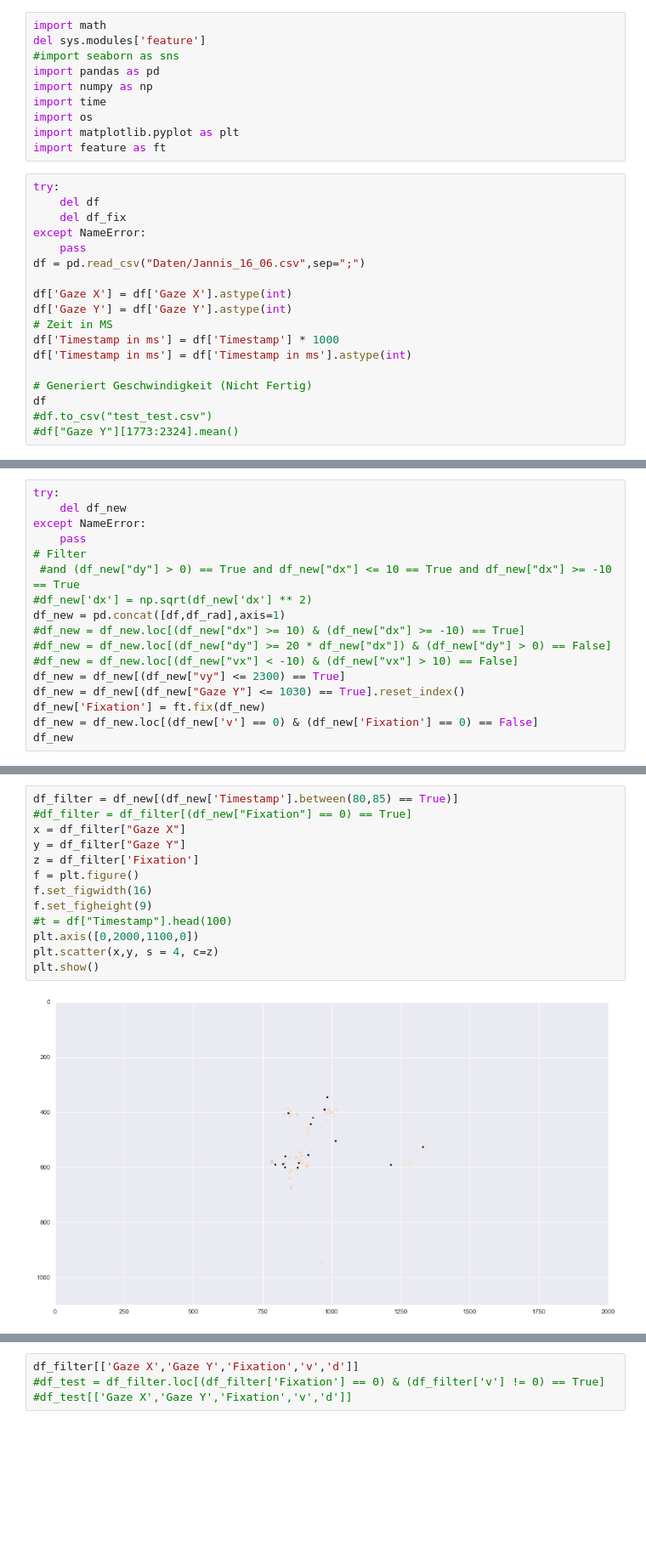
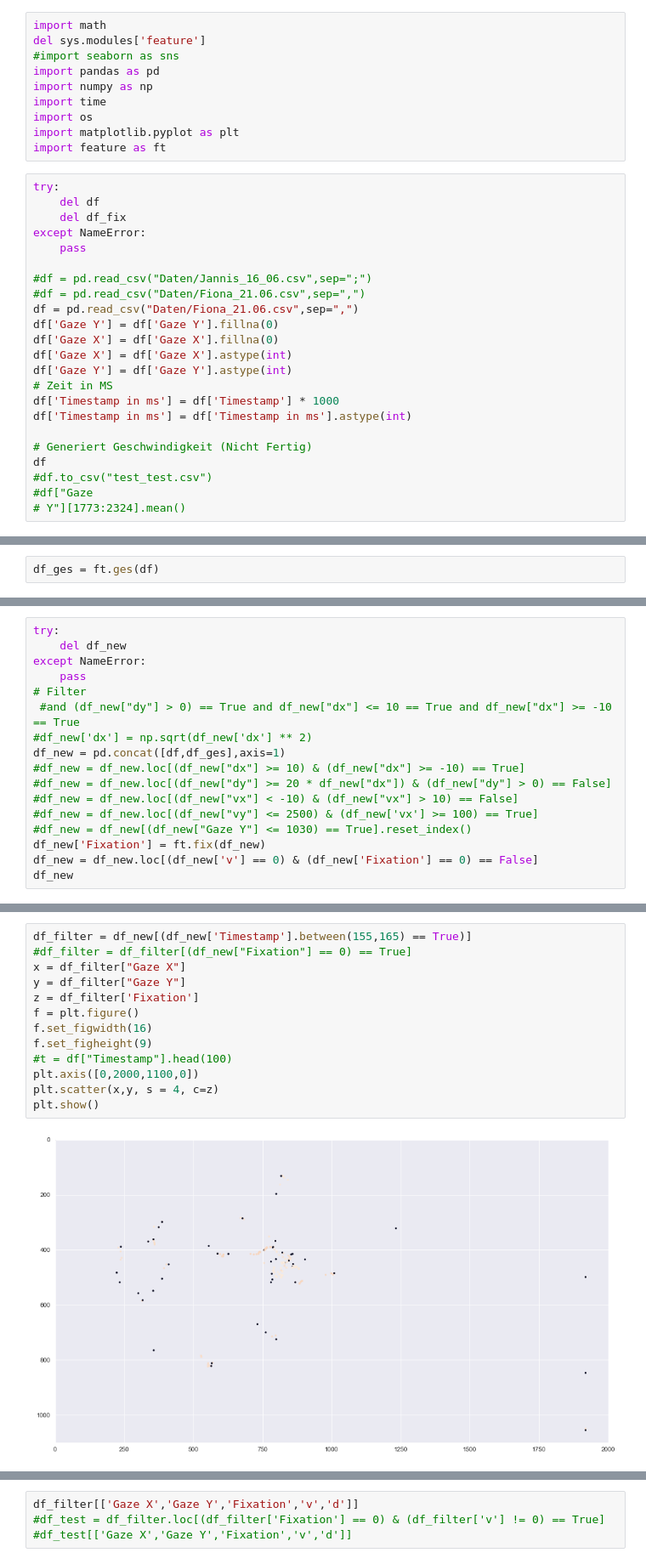
Before and after one commit to giannywise/Eyetracking, a Jupyter notebook: data_analysis.ipynb, the cells around one changed output, grey strips where cells are left out. Shown at 85% size. Cells and saved outputs as stored; diff of their text form; blank space fills up the shorter version.

```diff
--- a/data_analysis.ipynb
+++ b/data_analysis.ipynb
@@ -14,8 +14,12 @@ try:
     del df_fix
 except NameError:
     pass
-df = pd.read_csv("Daten/Jannis_16_06.csv",sep=";")
 
+#df = pd.read_csv("Daten/Jannis_16_06.csv",sep=";")
+#df = pd.read_csv("Daten/Fiona_21.06.csv",sep=",")
+df = pd.read_csv("Daten/Fiona_21.06.csv",sep=",")
+df['Gaze Y'] = df['Gaze Y'].fillna(0)
+df['Gaze X'] = df['Gaze X'].fillna(0)
 df['Gaze X'] = df['Gaze X'].astype(int)
 df['Gaze Y'] = df['Gaze Y'].astype(int)
 # Zeit in MS
@@ -25,5 +29,6 @@ df['Timestamp in ms'] = df['Timestamp in ms'].astype(int)
 # Generiert Geschwindigkeit (Nicht Fertig)
 df
 #df.to_csv("test_test.csv")
-#df["Gaze Y"][1773:2324].mean()
+#df["Gaze
+# Y"][1773:2324].mean()
 # %% [output]
@@ -59,0 +63,2 @@ df_rad = ft.ges(df)
+# %%
+df_ges = ft.ges(df)
@@ -79,12 +117,12 @@ except NameError:
 # Filter
  #and (df_new["dy"] > 0) == True and df_new["dx"] <= 10 == True and df_new["dx"] >= -10 == True
 #df_new['dx'] = np.sqrt(df_new['dx'] ** 2)
-df_new = pd.concat([df,df_rad],axis=1)
+df_new = pd.concat([df,df_ges],axis=1)
 #df_new = df_new.loc[(df_new["dx"] >= 10) & (df_new["dx"] >= -10) == True]
 #df_new = df_new.loc[(df_new["dy"] >= 20 * df_new["dx"]) & (df_new["dy"] > 0) == False]
 #df_new = df_new.loc[(df_new["vx"] < -10) & (df_new["vx"] > 10) == False]
-df_new = df_new[(df_new["vy"] <= 2300) == True]
-df_new = df_new[(df_new["Gaze Y"] <= 1030) == True].reset_index()
+#df_new = df_new.loc[(df_new["vy"] <= 2500) & (df_new['vx'] >= 100) == True]
+#df_new = df_new[(df_new["Gaze Y"] <= 1030) == True].reset_index()
 df_new['Fixation'] = ft.fix(df_new)
 df_new = df_new.loc[(df_new['v'] == 0) & (df_new['Fixation'] == 0) == False]
 df_new
@@ -105,15 +165,15 @@ df_new
 # %%
-df_filter = df_new[(df_new['Timestamp'].between(80,85) == True)]
+df_filter = df_new[(df_new['Timestamp'].between(155,165) == True)]
 #df_filter = df_filter[(df_new["Fixation"] == 0) == True]
 x = df_filter["Gaze X"]
 y = df_filter["Gaze Y"]
 z = df_filter['Fixation']
 f = plt.figure()
 f.set_figwidth(16)
 f.set_figheight(9)
 #t = df["Timestamp"].head(100)
 plt.axis([0,2000,1100,0])
 plt.scatter(x,y, s = 4, c=z)
 plt.show()
 # %% [output]
-[figure, old version]
+[figure, new version]
```
Also changed, not shown: parts of 12 cells of this notebook, 4 other files.
